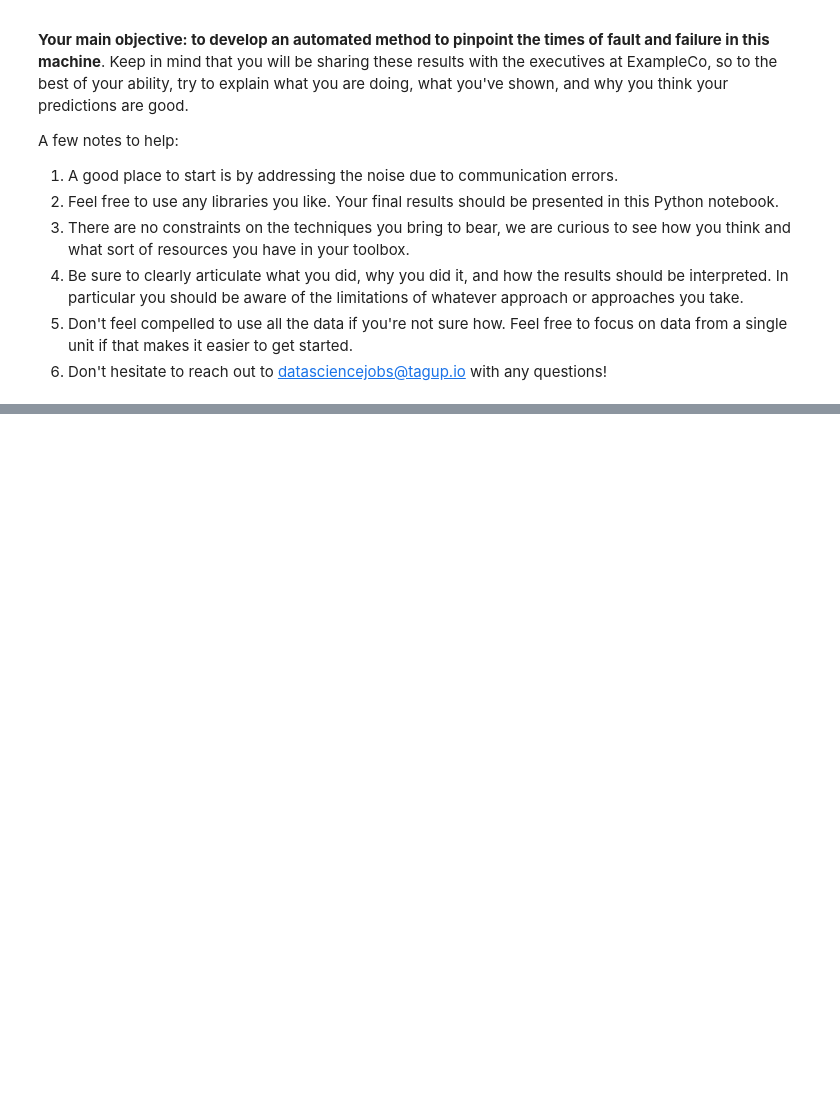
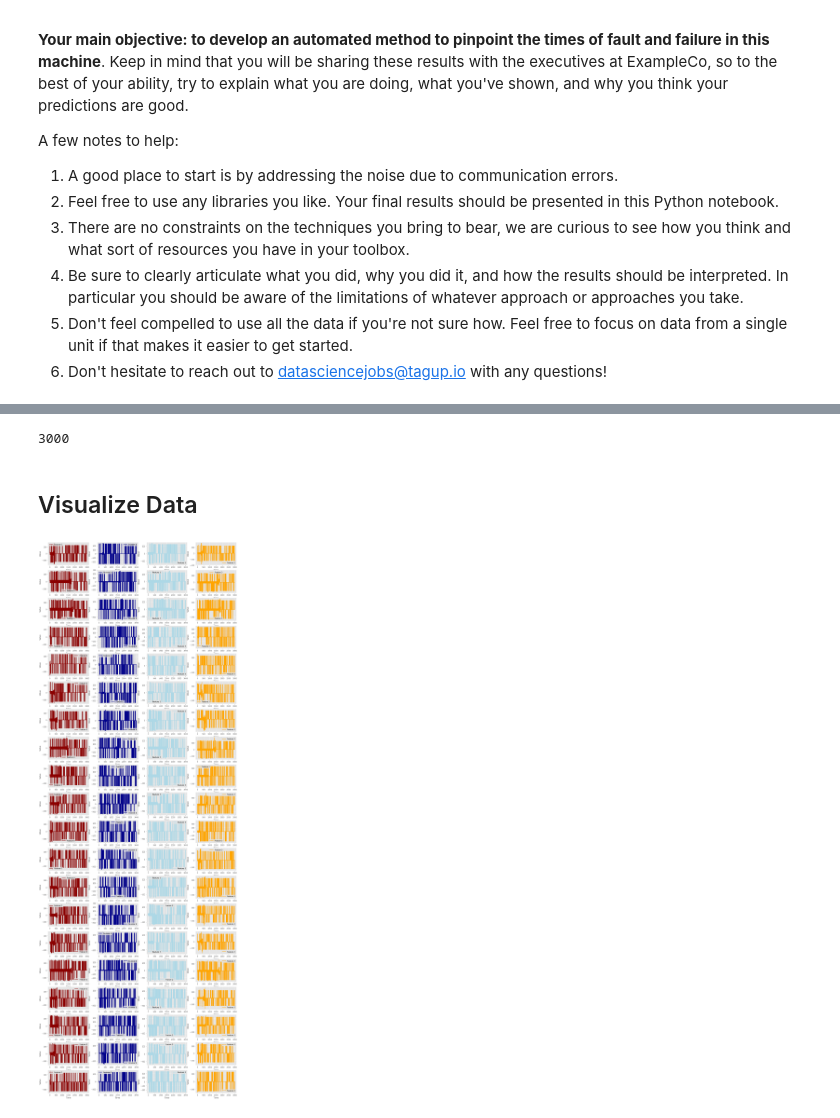
Before and after one commit to ethankim00/TimeSeriesAnalysis, a Jupyter notebook: data-science/Data_science_exercise.ipynb, the cells around one changed output, grey strips where cells are left out. Saved outputs shown, nothing was run; the diff lists cells and outputs as text; code cells hidden in the pictures; blank space fills up the shorter version.

```diff
--- a/data-science/Data_science_exercise.ipynb
+++ b/data-science/Data_science_exercise.ipynb
@@ -28,9 +28,9 @@ A few notes to help:
 from IPython.display import display
 import pandas as pd
 import matplotlib.pyplot as plt
+import seaborn as sns
+import datetime
+
+plt.style.use('ggplot')
+
 %matplotlib inline
-
-data = pd.read_csv('exampleco_data/machine_0.csv',index_col=0)
-
-plt.plot(range(len(data)), data)
-plt.show()
@@ -38,0 +39,8 @@ FileNotFoundError: [Errno 2] File exampleco_data/machine_0.csv does not exist: '
+# %%
+def load_data(machine_number):
+    data = pd.read_csv('Data/machine_{}.csv'.format(machine_number))
+    data['Unnamed: 0'] = pd.to_datetime(data['Unnamed: 0'])
+    data = data.rename(columns = {'Unnamed: 0':'Time', '0': 'Feature 0','1': 'Feature 1', '2': 'Feature 2', '3': 'Feature 3'})
+    return data
+
+machines = [load_data(i) for i in range(0, 20)]
@@ -38,0 +84,31 @@ FileNotFoundError: [Errno 2] File exampleco_data/machine_0.csv does not exist: '
+# %%
+# Check length of data
+print(len(machines[0]))
+for machine in machines:
+    assert len(machine) == len(machines[0])
+
+# Check if timestamp are different
+for i in range(0, len(machines) -1):
+    assert all(machines[i]['Time'] == machines[i+1]['Time'])
+# Each measurement is taken 3 times a day at intervals of just over 8 hours
+# %% [output]
+3000
+# %% [markdown]
+## Visualize Data
+# %%
+colors = {'0': 'darkred', '1': 'darkblue', '2': 'lightblue', '3': 'orange'}
+def plot_feature(machine, feature, ax):
+    ax.set_ylabel('Value')
+    ax.set_xlabel('Time')
+    sns.lineplot(data = machine['Feature {}'.format(feature)], ax = ax, label = 'Feature {}'.format(feature), color = colors[str(feature)], lw = 2)
+
+# Plot all machines and features
+rows = len(machines)
+cols = 4
+fig, ax = plt.subplots(rows, cols, figsize = (20, 60))
+for i in range(0, rows):
+    for j in range(0, cols):
+        plot_feature(machines[i], j, ax[i, j])
+fig.savefig('Figures/all_machines_time_series')
+# %% [output]
+[figure, added]
```
Also changed, not shown: parts of 16 cells of this notebook, 3 other files.
